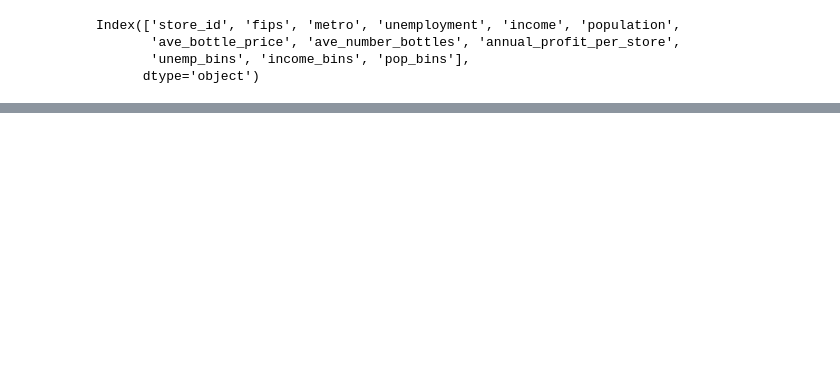
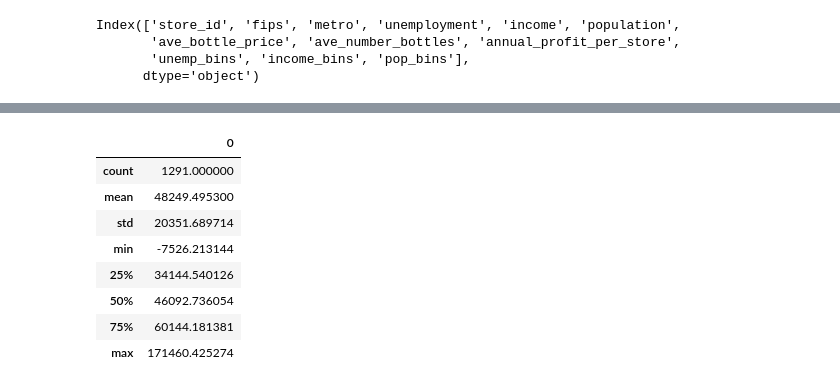
Before and after one commit to austinlasseter/Iowa_Liquor, a Jupyter notebook: code/5 - Evaluating the Model Performance.ipynb, the cells around one changed output, grey strips where cells are left out. Drawn from its saved outputs; the diff is of its cells as text; code cells hidden in the pictures; blank space fills up the shorter version.

```diff
--- a/code/5 - Evaluating the Model Performance.ipynb
+++ b/code/5 - Evaluating the Model Performance.ipynb
@@ -32,0 +50,14 @@ true = dep
+# %%
+# What's the distribution of our predicted values?
+preds=pd.DataFrame(predicted)
+preds.describe()
+# %% [output]
+|  | 0 |
+| count | 1291.000000 |
+| mean | 48249.495300 |
+| std | 20351.689714 |
+| min | -7526.213144 |
+| 25% | 34144.540126 |
+| 50% | 46092.736054 |
+| 75% | 60144.181381 |
+| max | 171460.425274 |
```
Also changed, not shown: parts of 19 cells of this notebook.
